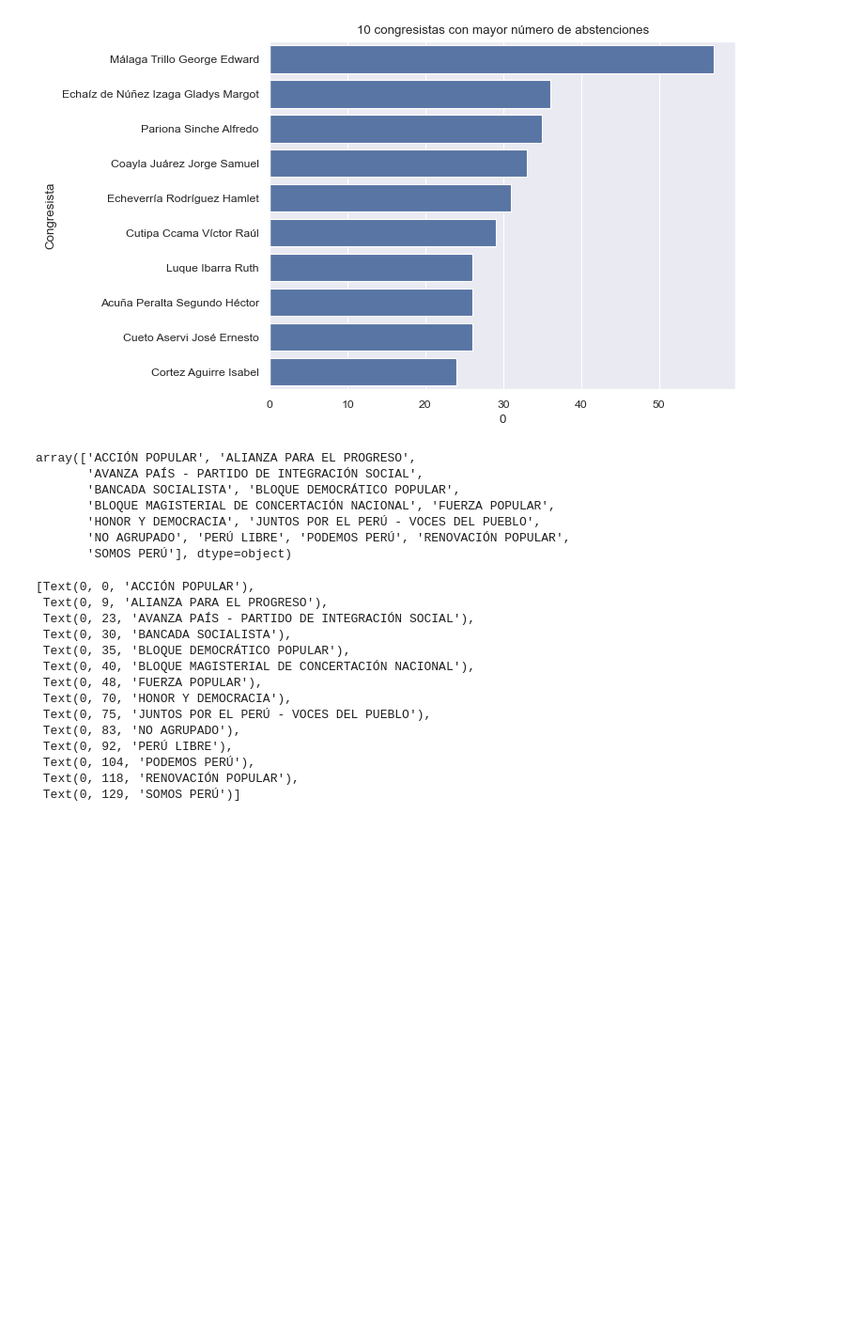
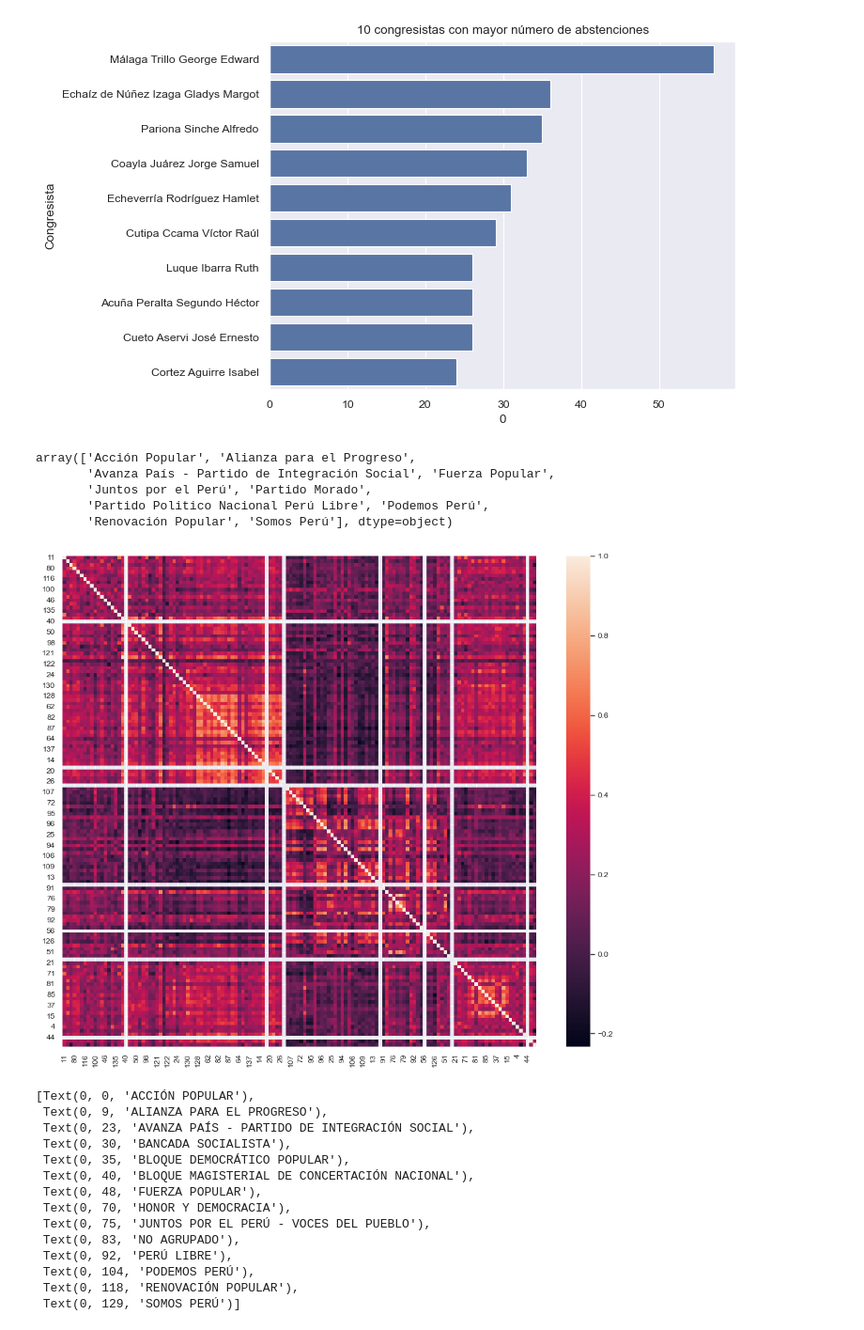
Before and after one commit to Andre-Carrillo/Data-Analysis-Portafolio, a Jupyter notebook: Análisis.ipynb, the cells around one changed output. Shown at 94% size. Cells and saved outputs as stored; diff of their text form; code cells hidden in the pictures; blank space fills up the shorter version.

```diff
--- a/Análisis.ipynb
+++ b/Análisis.ipynb
@@ -228,16 +228,21 @@ pd.concat([(VOTE_DICTIONARY["1.1.1"]==0).sum(axis=1).sort_values(ascending=False
 | 35 | 24 | Cortez Aguirre Isabel |
 [figure]
 # %%
-by="Bancada"
+by="Grupo"
 pd.concat([VOTE_DICTIONARY["1.1.1"].fillna(0), Congress[by]], axis=1).sort_values(by)[by].unique()
 # %% [output]
-array(['ACCIÓN POPULAR', 'ALIANZA PARA EL PROGRESO',
-       'AVANZA PAÍS - PARTIDO DE INTEGRACIÓN SOCIAL',
-       'BANCADA SOCIALISTA', 'BLOQUE DEMOCRÁTICO POPULAR',
-       'BLOQUE MAGISTERIAL DE CONCERTACIÓN NACIONAL', 'FUERZA POPULAR',
-       'HONOR Y DEMOCRACIA', 'JUNTOS POR EL PERÚ - VOCES DEL PUEBLO',
-       'NO AGRUPADO', 'PERÚ LIBRE', 'PODEMOS PERÚ', 'RENOVACIÓN POPULAR',
-       'SOMOS PERÚ'], dtype=object)
+array(['Acción Popular', 'Alianza para el Progreso',
+       'Avanza País - Partido de Integración Social', 'Fuerza Popular',
+       'Juntos por el Perú', 'Partido Morado',
+       'Partido Politico Nacional Perú Libre', 'Podemos Perú',
+       'Renovación Popular', 'Somos Perú'], dtype=object)
+# %%
+plt.figure(figsize=(12, 10))  # Set figure size (width, height)
+by="Grupo"
+
+g = sns.heatmap(pd.concat([VOTE_DICTIONARY["1.1.1"].fillna(0), Congress[by]], axis=1).sort_values(by).drop(by, axis=1).transpose().corr())
+# %% [output]
+[figure, added]
 # %%
 plt.figure(figsize=(12, 10))  # Set figure size (width, height)
 by="Bancada"
```
Also changed, not shown: parts of 2 cells of this notebook.
